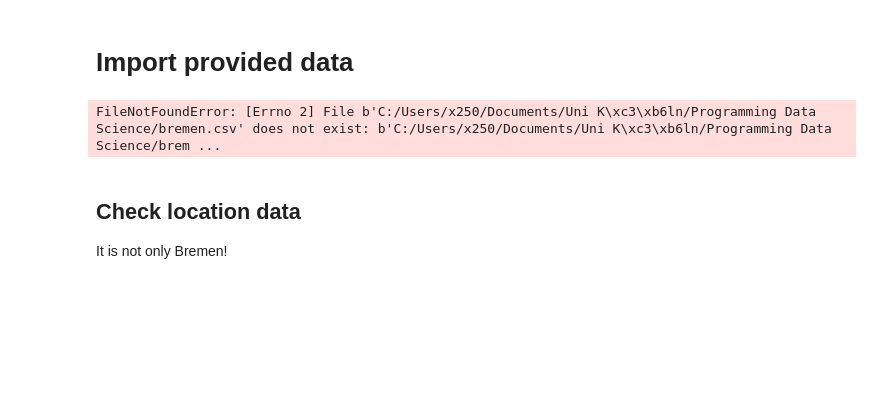
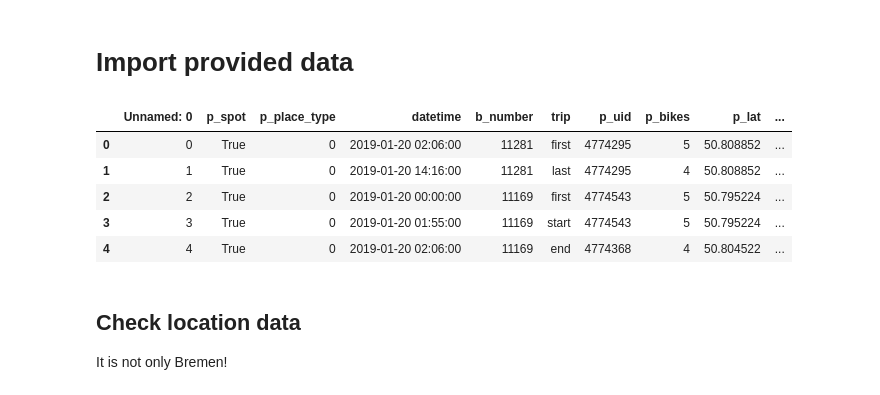
Before and after one commit to janiksudo/PDS_Project, a Jupyter notebook: notebooks/tim-exploration.ipynb, the cells around one changed output. Saved outputs shown, nothing was run; the diff lists cells and outputs as text; code cells hidden in the pictures; blank space fills up the shorter version.

```diff
--- a/notebooks/tim-exploration.ipynb
+++ b/notebooks/tim-exploration.ipynb
@@ -4,10 +4,15 @@ import os
 # %% [markdown]
 # Import provided data
 # %%
-raw_data = pd.read_csv('bremen.csv')
+raw_data = pd.read_csv('../data/raw/bremen.csv')
 raw_data.head()
 # %% [output]
-FileNotFoundError: [Errno 2] File b'C:/Users/x250/Documents/Uni K\xc3\xb6ln/Programming Data Science/bremen.csv' does not exist: b'C:/Users/x250/Documents/Uni K\xc3\xb6ln/Programming Data Science/brem ...
+|  | Unnamed: 0 | p_spot | p_place_type | datetime | b_number | trip | p_uid | p_bikes | p_lat | ... |
+| 0 | 0 | True | 0 | 2019-01-20 02:06:00 | 11281 | first | 4774295 | 5 | 50.808852 | ... |
+| 1 | 1 | True | 0 | 2019-01-20 14:16:00 | 11281 | last | 4774295 | 4 | 50.808852 | ... |
+| 2 | 2 | True | 0 | 2019-01-20 00:00:00 | 11169 | first | 4774543 | 5 | 50.795224 | ... |
+| 3 | 3 | True | 0 | 2019-01-20 01:55:00 | 11169 | start | 4774543 | 5 | 50.795224 | ... |
+| 4 | 4 | True | 0 | 2019-01-20 02:06:00 | 11169 | end | 4774368 | 4 | 50.804522 | ... |
 # %%
 raw_data.drop(columns=['Unnamed: 0'], inplace=True)
 # %% [markdown]
```
Also changed, not shown: 4 other files.
